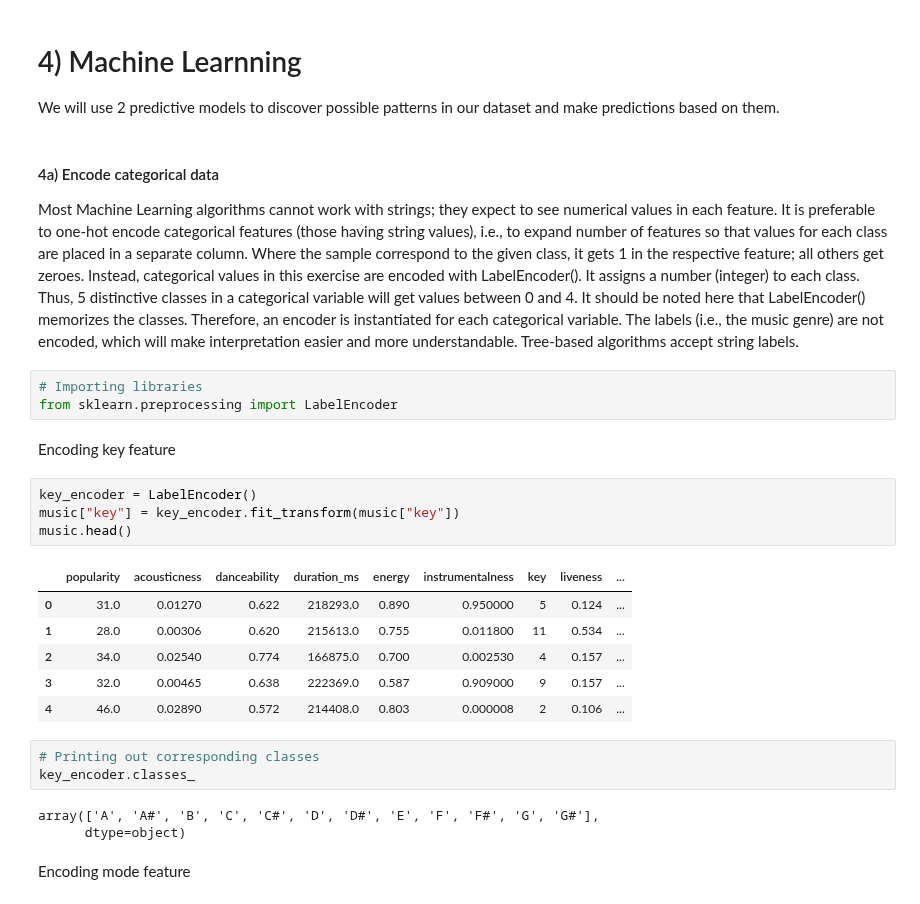
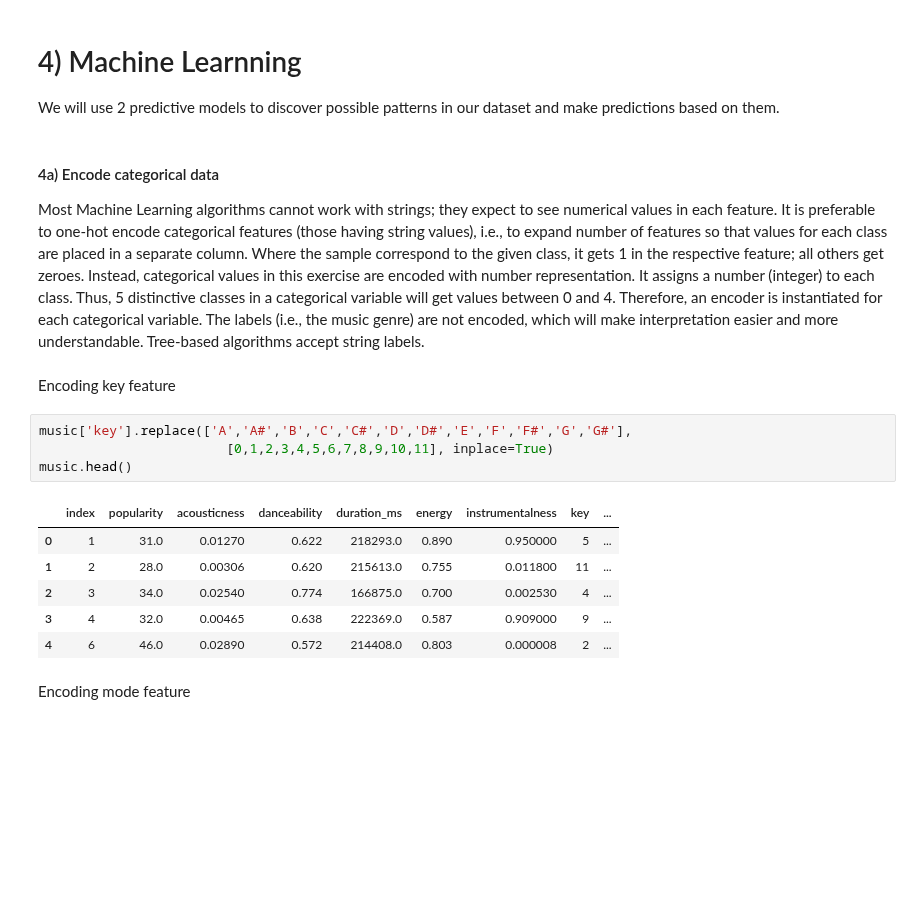
Before and after one commit to tanvi-jain3/SC1015-Song-Genre-Classification, a Jupyter notebook: 3) Machine Learning.ipynb, the cells around one changed output. Saved outputs shown, nothing was run; the diff lists cells and outputs as text; blank space fills up the shorter version.

```diff
--- a/3) Machine Learning.ipynb
+++ b/3) Machine Learning.ipynb
@@ -38,29 +38,20 @@ We will use 2 predictive models to discover possible patterns in our dataset and
 # %% [markdown]
 #### 4a) Encode categorical data
 
-Most Machine Learning algorithms cannot work with strings; they expect to see numerical values in each feature. It is preferable to one-hot encode categorical features (those having string values), i.e., to expand number of features so that values for each class are placed in a separate column. Where the sample correspond to the given class, it gets 1 in the respective feature; all others get zeroes. Instead, categorical values in this exercise are encoded with LabelEncoder(). It assigns a number (integer) to each class. Thus, 5 distinctive classes in a categorical variable will get values between 0 and 4. It should be noted here that LabelEncoder() memorizes the classes. Therefore, an encoder is instantiated for each categorical variable. The labels (i.e., the music genre) are not encoded, which will make interpretation easier and more understandable. Tree-based algorithms accept string labels.
+Most Machine Learning algorithms cannot work with strings; they expect to see numerical values in each feature. It is preferable to one-hot encode categorical features (those having string values), i.e., to expand number of features so that values for each class are placed in a separate column. Where the sample correspond to the given class, it gets 1 in the respective feature; all others get zeroes. Instead, categorical values in this exercise are encoded with number representation. It assigns a number (integer) to each class. Thus, 5 distinctive classes in a categorical variable will get values between 0 and 4. Therefore, an encoder is instantiated for each categorical variable. The labels (i.e., the music genre) are not encoded, which will make interpretation easier and more understandable. Tree-based algorithms accept string labels.
-# %%
-# Importing libraries
-from sklearn.preprocessing import LabelEncoder
 # %% [markdown]
 Encoding key feature
-# %%
-key_encoder = LabelEncoder()
-music["key"] = key_encoder.fit_transform(music["key"])
-music.head()
-# %% [output]
-|  | popularity | acousticness | danceability | duration_ms | energy | instrumentalness | key | liveness | ... |
-| 0 | 31.0 | 0.01270 | 0.622 | 218293.0 | 0.890 | 0.950000 | 5 | 0.124 | ... |
-| 1 | 28.0 | 0.00306 | 0.620 | 215613.0 | 0.755 | 0.011800 | 11 | 0.534 | ... |
-| 2 | 34.0 | 0.02540 | 0.774 | 166875.0 | 0.700 | 0.002530 | 4 | 0.157 | ... |
-| 3 | 32.0 | 0.00465 | 0.638 | 222369.0 | 0.587 | 0.909000 | 9 | 0.157 | ... |
-| 4 | 46.0 | 0.02890 | 0.572 | 214408.0 | 0.803 | 0.000008 | 2 | 0.106 | ... |
-# %%
-# Printing out corresponding classes
-key_encoder.classes_
-# %% [output]
-array(['A', 'A#', 'B', 'C', 'C#', 'D', 'D#', 'E', 'F', 'F#', 'G', 'G#'],
-      dtype=object)
+# %%
+music['key'].replace(['A','A#','B','C','C#','D','D#','E','F','F#','G','G#'],
+                        [0,1,2,3,4,5,6,7,8,9,10,11], inplace=True)
+music.head()
+# %% [output]
+|  | index | popularity | acousticness | danceability | duration_ms | energy | instrumentalness | key | ... |
+| 0 | 1 | 31.0 | 0.01270 | 0.622 | 218293.0 | 0.890 | 0.950000 | 5 | ... |
+| 1 | 2 | 28.0 | 0.00306 | 0.620 | 215613.0 | 0.755 | 0.011800 | 11 | ... |
+| 2 | 3 | 34.0 | 0.02540 | 0.774 | 166875.0 | 0.700 | 0.002530 | 4 | ... |
+| 3 | 4 | 32.0 | 0.00465 | 0.638 | 222369.0 | 0.587 | 0.909000 | 9 | ... |
+| 4 | 6 | 46.0 | 0.02890 | 0.572 | 214408.0 | 0.803 | 0.000008 | 2 | ... |
 # %% [markdown]
 Encoding mode feature
 # %%
```
Also changed, not shown: parts of 17 cells of this notebook, 2 other files.
